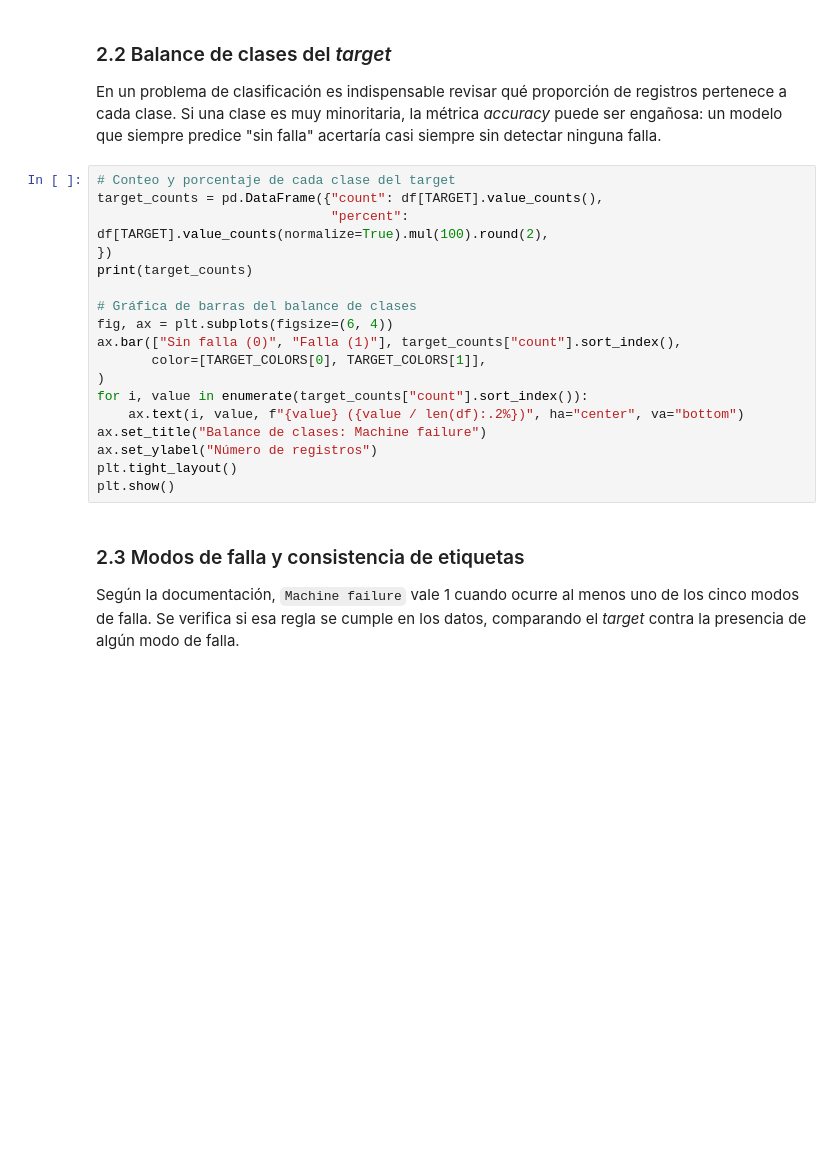
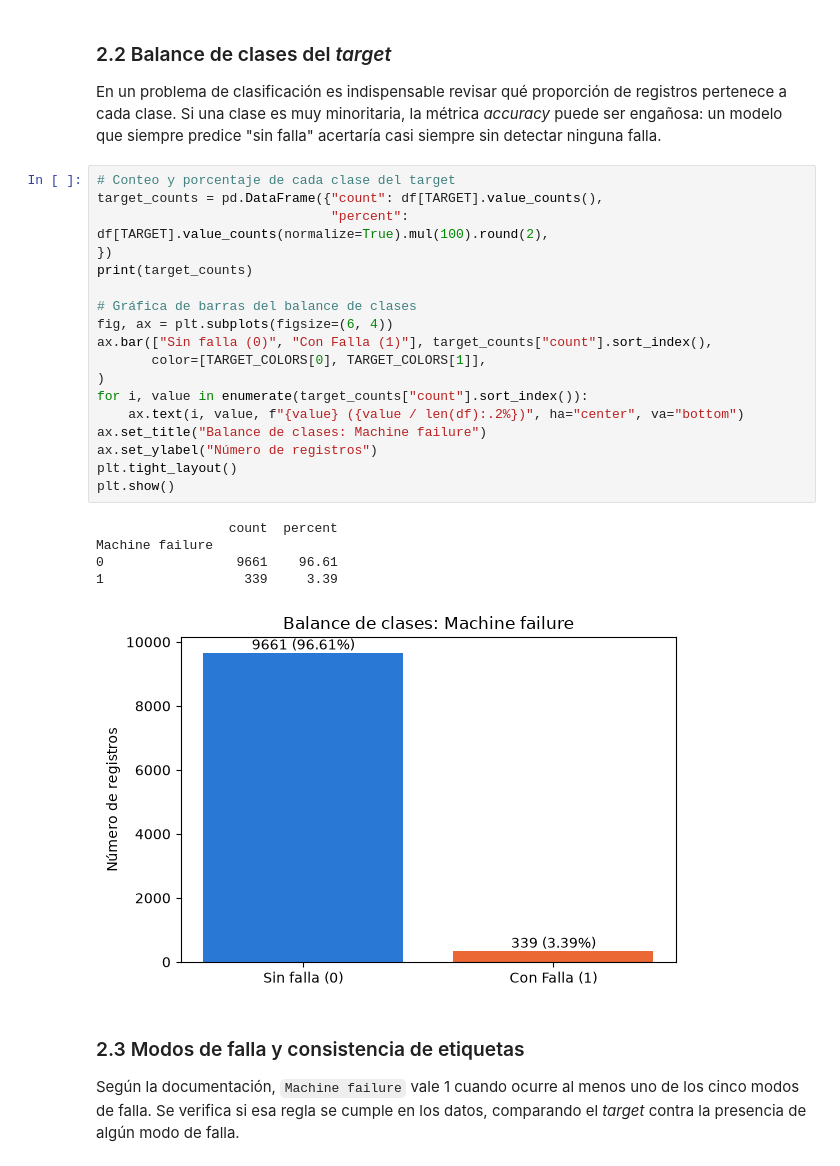
Before and after one commit to itdsanchez-stack/MLOps-W03, a Jupyter notebook: Draft_Notebook_Baseline_SanchezDaniel.ipynb, the cells around one changed output. Saved outputs shown, nothing was run; the diff lists cells and outputs as text; blank space fills up the shorter version.

```diff
--- a/Draft_Notebook_Baseline_SanchezDaniel.ipynb
+++ b/Draft_Notebook_Baseline_SanchezDaniel.ipynb
@@ -188,21 +292,27 @@ En un problema de clasificación es indispensable revisar qué proporción de re
 # %%
 # Conteo y porcentaje de cada clase del target
 target_counts = pd.DataFrame({"count": df[TARGET].value_counts(),
                               "percent": df[TARGET].value_counts(normalize=True).mul(100).round(2),
 })
 print(target_counts)
 
 # Gráfica de barras del balance de clases
 fig, ax = plt.subplots(figsize=(6, 4))
-ax.bar(["Sin falla (0)", "Falla (1)"], target_counts["count"].sort_index(),
+ax.bar(["Sin falla (0)", "Con Falla (1)"], target_counts["count"].sort_index(),
        color=[TARGET_COLORS[0], TARGET_COLORS[1]],
 )
 for i, value in enumerate(target_counts["count"].sort_index()):
     ax.text(i, value, f"{value} ({value / len(df):.2%})", ha="center", va="bottom")
 ax.set_title("Balance de clases: Machine failure")
 ax.set_ylabel("Número de registros")
 plt.tight_layout()
 plt.show()
+# %% [output]
+                 count  percent
+Machine failure
+0                 9661    96.61
+1                  339     3.39
+[figure, added]
 # %% [markdown]
 ### 2.3 Modos de falla y consistencia de etiquetas
 
```
Also changed, not shown: parts of 28 cells of this notebook.
